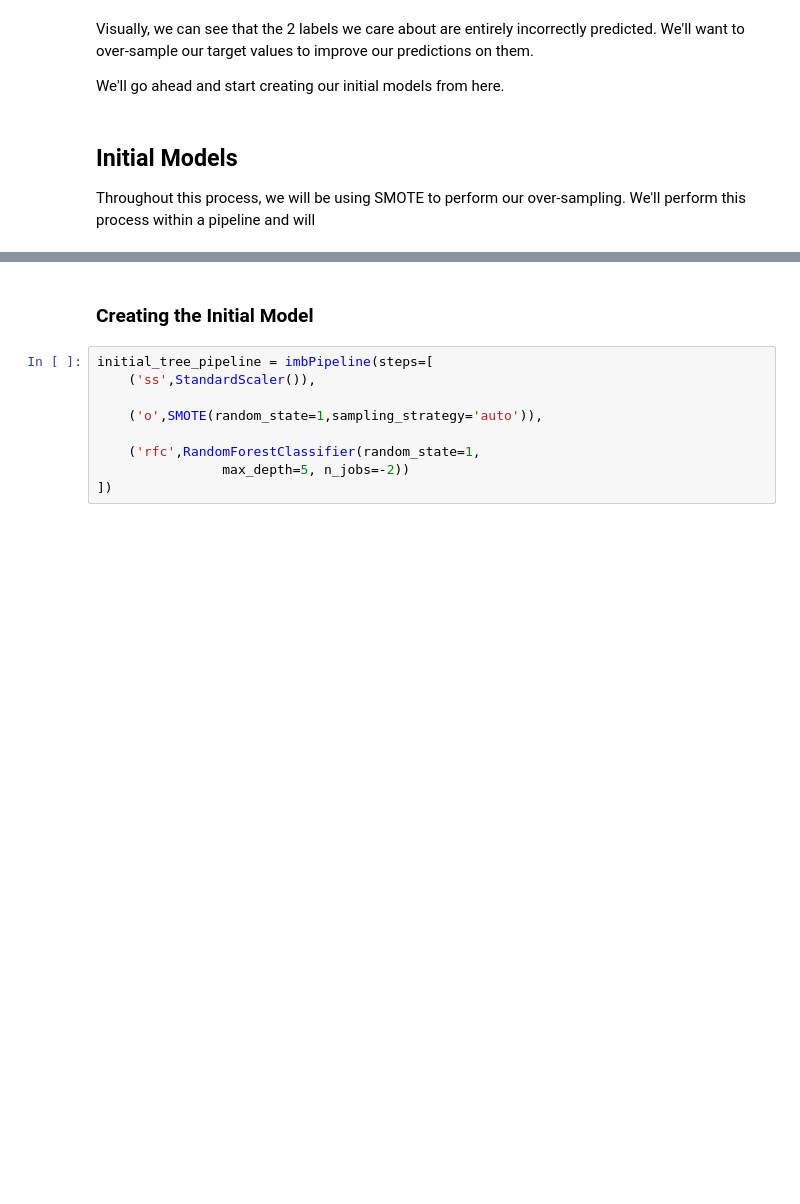
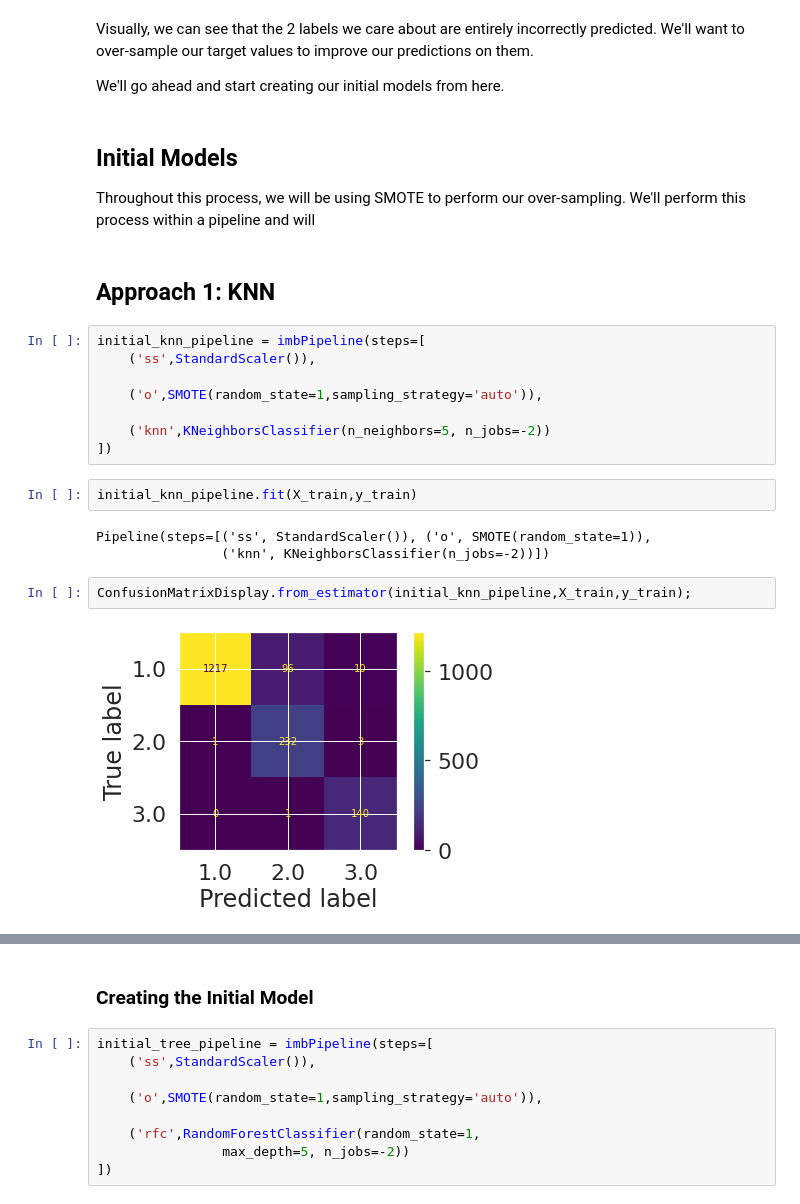
Before and after one commit to ParkedHampster/Fetal-Health-Classification-Prediction, a Jupyter notebook: scratch_books/scratch.ipynb, the cells around one changed output, grey strips where cells are left out. Saved outputs shown, nothing was run; the diff lists cells and outputs as text; blank space fills up the shorter version.

```diff
--- a/scratch_books/scratch.ipynb
+++ b/scratch_books/scratch.ipynb
@@ -218,3 +220,22 @@ here.
 Throughout this process, we will be using SMOTE to
 perform our over-sampling. We'll perform this process
 within a pipeline and will
+# %% [markdown]
+## Approach 1: KNN
+# %%
+initial_knn_pipeline = imbPipeline(steps=[
+    ('ss',StandardScaler()),
+
+    ('o',SMOTE(random_state=1,sampling_strategy='auto')),
+
+    ('knn',KNeighborsClassifier(n_neighbors=5, n_jobs=-2))
+])
+# %%
+initial_knn_pipeline.fit(X_train,y_train)
+# %% [output]
+Pipeline(steps=[('ss', StandardScaler()), ('o', SMOTE(random_state=1)),
+                ('knn', KNeighborsClassifier(n_jobs=-2))])
+# %%
+ConfusionMatrixDisplay.from_estimator(initial_knn_pipeline,X_train,y_train);
+# %% [output]
+[figure, added]
```
Also changed, not shown: parts of 10 cells of this notebook.
